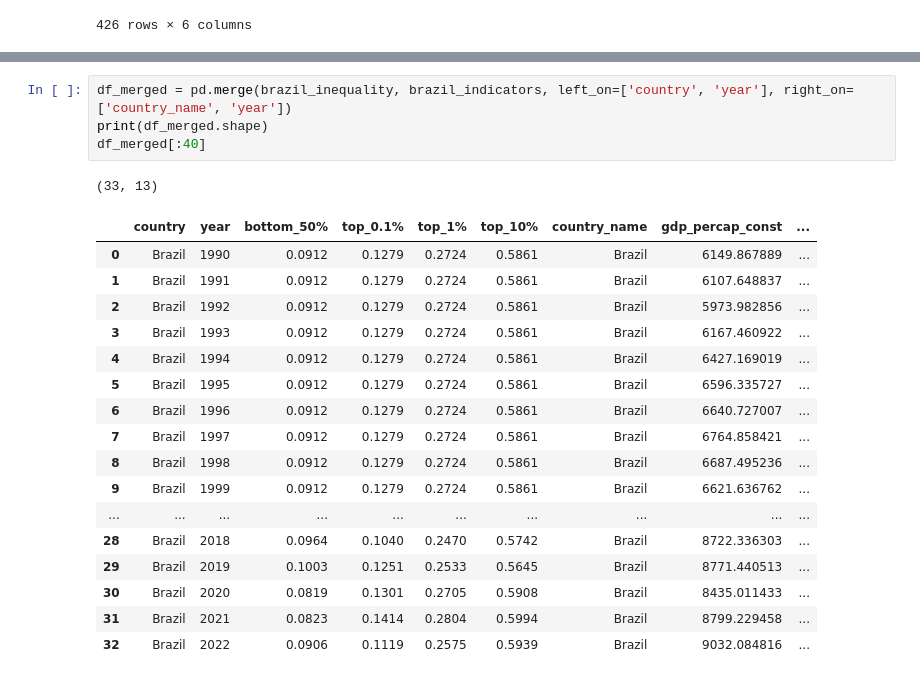
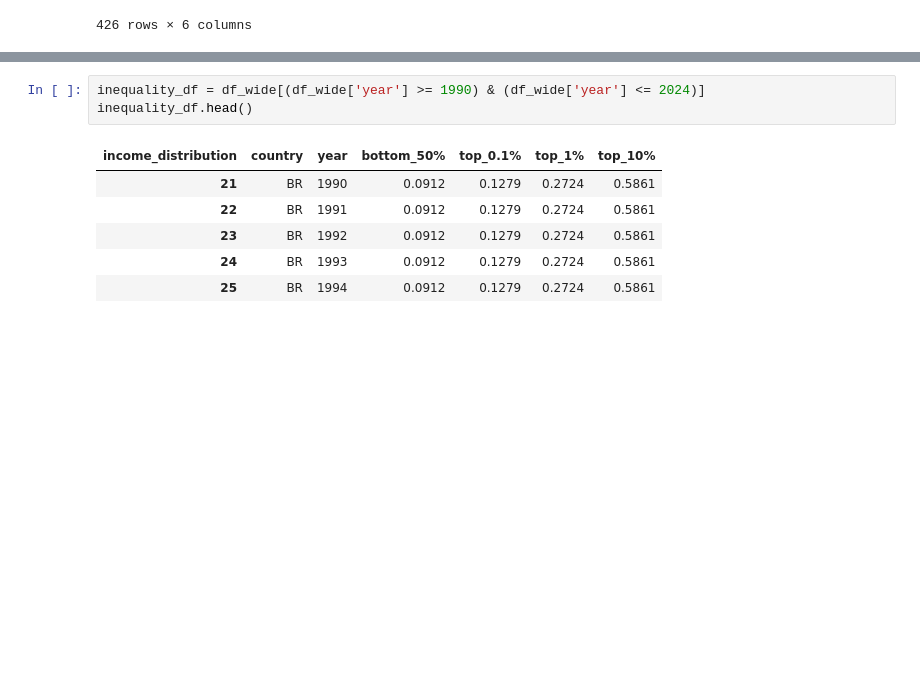
Before and after one commit to princeixr/Income_inequality, a Jupyter notebook: 602_indicators.ipynb, the cells around one changed output, grey strips where cells are left out. Cells and saved outputs as stored; diff of their text form; blank space fills up the shorter version.

```diff
--- a/602_indicators.ipynb
+++ b/602_indicators.ipynb
@@ -344,23 +272,10 @@ See the caveats in the documentation: https://pandas.pydata.org/pandas-docs/stab
-# %%
-df_merged = pd.merge(brazil_inequality, brazil_indicators, left_on=['country', 'year'], right_on=['country_name', 'year'])
-print(df_merged.shape)
-df_merged[:40]
-# %% [output]
-(33, 13)
-|  | country | year | bottom_50% | top_0.1% | top_1% | top_10% | country_name | gdp_percap_const | ... |
-| 0 | Brazil | 1990 | 0.0912 | 0.1279 | 0.2724 | 0.5861 | Brazil | 6149.867889 | ... |
-| 1 | Brazil | 1991 | 0.0912 | 0.1279 | 0.2724 | 0.5861 | Brazil | 6107.648837 | ... |
-| 2 | Brazil | 1992 | 0.0912 | 0.1279 | 0.2724 | 0.5861 | Brazil | 5973.982856 | ... |
-| 3 | Brazil | 1993 | 0.0912 | 0.1279 | 0.2724 | 0.5861 | Brazil | 6167.460922 | ... |
-| 4 | Brazil | 1994 | 0.0912 | 0.1279 | 0.2724 | 0.5861 | Brazil | 6427.169019 | ... |
-| 5 | Brazil | 1995 | 0.0912 | 0.1279 | 0.2724 | 0.5861 | Brazil | 6596.335727 | ... |
-| 6 | Brazil | 1996 | 0.0912 | 0.1279 | 0.2724 | 0.5861 | Brazil | 6640.727007 | ... |
-| 7 | Brazil | 1997 | 0.0912 | 0.1279 | 0.2724 | 0.5861 | Brazil | 6764.858421 | ... |
-| 8 | Brazil | 1998 | 0.0912 | 0.1279 | 0.2724 | 0.5861 | Brazil | 6687.495236 | ... |
-| 9 | Brazil | 1999 | 0.0912 | 0.1279 | 0.2724 | 0.5861 | Brazil | 6621.636762 | ... |
-| ... | ... | ... | ... | ... | ... | ... | ... | ... | ... |
-| 28 | Brazil | 2018 | 0.0964 | 0.1040 | 0.2470 | 0.5742 | Brazil | 8722.336303 | ... |
-| 29 | Brazil | 2019 | 0.1003 | 0.1251 | 0.2533 | 0.5645 | Brazil | 8771.440513 | ... |
-| 30 | Brazil | 2020 | 0.0819 | 0.1301 | 0.2705 | 0.5908 | Brazil | 8435.011433 | ... |
-| 31 | Brazil | 2021 | 0.0823 | 0.1414 | 0.2804 | 0.5994 | Brazil | 8799.229458 | ... |
-| 32 | Brazil | 2022 | 0.0906 | 0.1119 | 0.2575 | 0.5939 | Brazil | 9032.084816 | ... |
+# %%
+inequality_df = df_wide[(df_wide['year'] >= 1990) & (df_wide['year'] <= 2024)]
+inequality_df.head()
+# %% [output]
+| income_distribution | country | year | bottom_50% | top_0.1% | top_1% | top_10% |
+| 21 | BR | 1990 | 0.0912 | 0.1279 | 0.2724 | 0.5861 |
+| 22 | BR | 1991 | 0.0912 | 0.1279 | 0.2724 | 0.5861 |
+| 23 | BR | 1992 | 0.0912 | 0.1279 | 0.2724 | 0.5861 |
+| 24 | BR | 1993 | 0.0912 | 0.1279 | 0.2724 | 0.5861 |
+| 25 | BR | 1994 | 0.0912 | 0.1279 | 0.2724 | 0.5861 |
```
Also changed, not shown: parts of 15 cells of this notebook.
